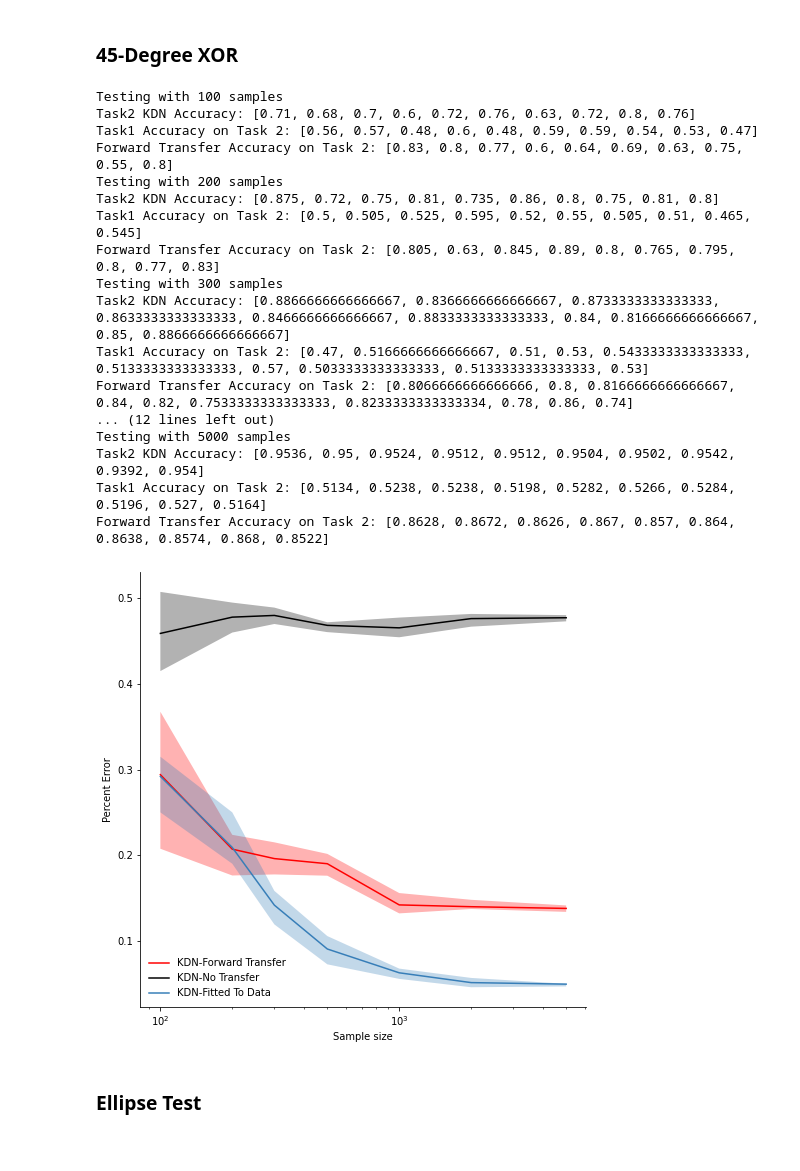
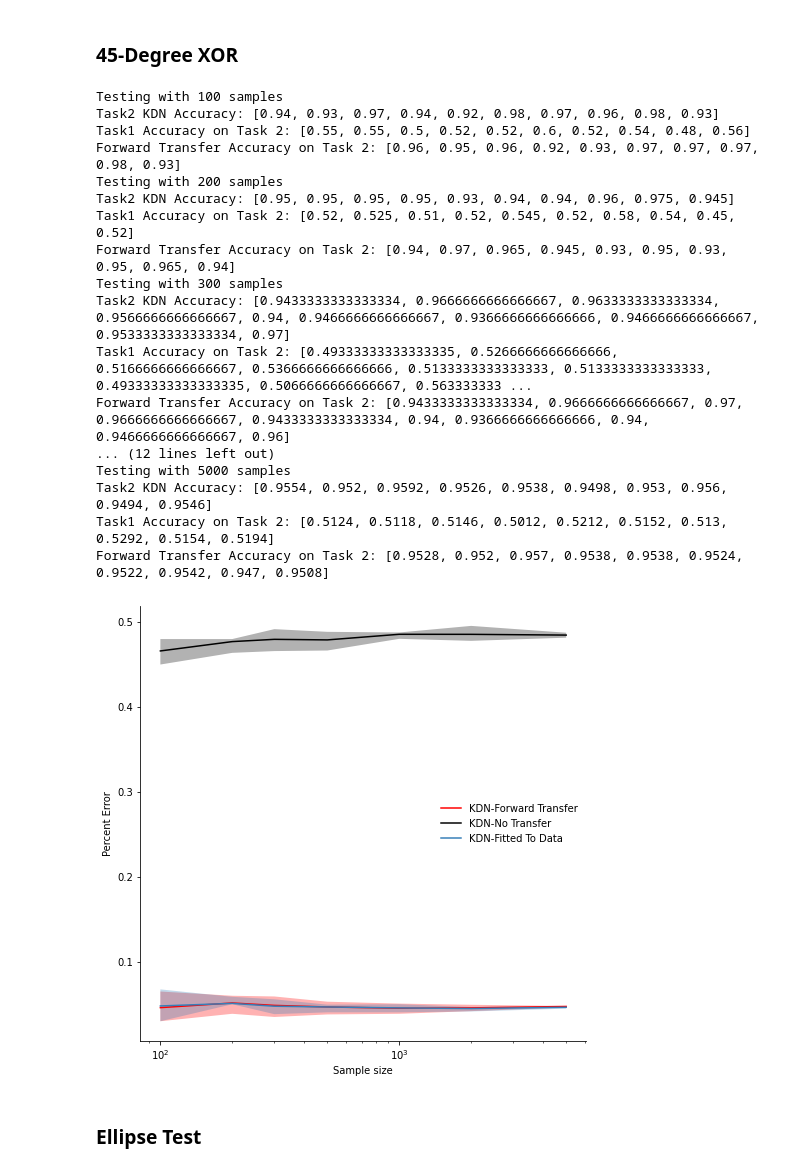
Before and after one commit to NeuroDataDesign/ProgLearn_2021-2022, a Jupyter notebook: Tiffany_Chu/Notebooks/kdn_FT.ipynb, the cells around one changed output. Drawn from its saved outputs; the diff is of its cells as text; code cells hidden in the pictures.

```diff
--- a/Tiffany_Chu/Notebooks/kdn_FT.ipynb
+++ b/Tiffany_Chu/Notebooks/kdn_FT.ipynb
@@ -224,7 +223,8 @@ def add_noise(X, p = 20, center_box = (-1.0, 1.0)):
 
     return X
 
-def test_forward_transfer(X, y, kdn, X_test = None, y_test = None, verbose = True):
+def test_forward_transfer(X, y, kdn, X_test = None, y_test = None,
+                          verbose = True, return_summary = True):
     if X_test is None: X_test = X
     if y_test is None: y_test = y
 
@@ -242,17 +242,22 @@ def test_forward_transfer(X, y, kdn, X_test = None, y_test = None, verbose = Tru
         priors.append(np.sum(y_test == label))
     priors = priors/np.sum(priors)
 
-    raw = np.argmax(nn1.predict(X_test), axis=1)
-    raw_m = np.mean(raw == y_test)
+    raw = kdn.predict_proba(X_test)
+    transfer = predict_proba2(X_test, means, covs, sizes, priors)
 
-    transfer = np.argmax(predict_proba2(X_test, means, covs, sizes, priors), axis = 1)
-    transfer_m = np.mean(transfer == y_test)
+    if return_summary:
+        raw_m = np.mean(np.argmax(raw, axis = 1) == y_test)
+        transfer_m = np.mean(np.argmax(transfer, axis = 1) == y_test)
 
-    if verbose:
-        print(f"NN Accuracy on X3 data without transfer: {raw_m}")
-        print(f"NN Accuracy on X3 data after forward transfer: {transfer_m}")
+        if verbose:
+            print(f"NN Accuracy on Task 2 data without transfer: {raw_m}")
+            print(f"NN Accuracy on Task 2 data after forward transfer: {transfer_m}")
+        return raw_m, transfer_m
 
-    return raw_m, transfer_m
+    else:
+        if verbose:
+            print(f"Returning posteriors.")
+        return raw, transfer
 
 def plot_accuracy(sample_size, pct_errs, labels):
     fig, ax = plt.subplots(1, 1, figsize=(8, 8))
@@ -395,8 +399,8 @@ accuracy_task1 = []
 accuracy_forward = []
 accuracy_kdn = []
 
-p = 10
-p_star = 2
+#p = 10
+#p_star = 2
 sample_size = [100, 200, 300, 500, 1000, 2000, 5000]
 reps = 10
 
@@ -404,8 +408,9 @@ test_size = min(sample_size)
 
 # Run tests
 
-X1, y1 = gaussian_sparse_parity(500, p_star = p_star, p = p)
-raw_nn = getNN(dense_layer_nodes, p, **compile_kwargs)
+#X1, y1 = gaussian_sparse_parity(500, p_star = p_star, p = p)
+X1, y1 =  generate_gaussian_parity(500)
+raw_nn = getNN(dense_layer_nodes, 2, **compile_kwargs)
 raw_nn.fit(X1, keras.utils.to_categorical(y1), **fit_kwargs)
 kdn_task1 = kdn(network = raw_nn, verbose=False)
 kdn_task1.fit(X1, y1)
@@ -417,11 +422,11 @@ for s in sample_size:
         X_train, y_train = generate_gaussian_parity(s, angle_params = np.pi/4)
         X_test, y_test = generate_gaussian_parity(s, angle_params = np.pi/4)
 
-        X_train = add_noise(X_train, p)
-        X_test = add_noise(X_test, p)
+        #X_train = add_noise(X_train, p)
+        #X_test = add_noise(X_test, p)
 
         #Original KDN to serve as a baseline
-        nn_test = getNN(dense_layer_nodes, p, **compile_kwargs)
+        nn_test = getNN(dense_layer_nodes, 2, **compile_kwargs)
         nn_test.fit(X_train, keras.utils.to_categorical(y_train), **fit_kwargs)
         kdn_test = kdn(network = nn_test)
         kdn_test.fit(X_train, y_train)
@@ -430,47 +435,48 @@ for s in sample_size:
         #Task1 KDN with Forward Transfer
         raw, forward = test_forward_transfer(X_train,
                                              y_train,
                                              kdn_task1,
                                              X_test = X_test,
                                              y_test = y_test,
-                                             verbose = False)
+                                             verbose = False,
+                                             return_summary = True)
         accuracy_task1.append(raw)
         accuracy_forward.append(forward)
 
 
     print("Task2 KDN Accuracy:", accuracy_kdn[-reps:])
     print("Task1 Accuracy on Task 2:", accuracy_task1[-reps:])
     print("Forward Transfer Accuracy on Task 2:", accuracy_forward[-reps:])
 
 # Plot results
 shape = (len(sample_size), reps)
 err_kdn = 1 - np.array(accuracy_kdn).reshape(shape)
 err_task1 = 1 - np.array(accuracy_task1).reshape(shape)
 err_forward = 1 - np.array(accuracy_forward).reshape(shape)
 
 error_rates = (err_forward, err_task1, err_kdn)
 labels = ("KDN-Forward Transfer", "KDN-No Transfer", "KDN-Fitted To Data")
 
 plot_accuracy(sample_size, error_rates, labels)
 # %% [output]
 Testing with 100 samples
-Task2 KDN Accuracy: [0.71, 0.68, 0.7, 0.6, 0.72, 0.76, 0.63, 0.72, 0.8, 0.76]
-Task1 Accuracy on Task 2: [0.56, 0.57, 0.48, 0.6, 0.48, 0.59, 0.59, 0.54, 0.53, 0.47]
-Forward Transfer Accuracy on Task 2: [0.83, 0.8, 0.77, 0.6, 0.64, 0.69, 0.63, 0.75, 0.55, 0.8]
+Task2 KDN Accuracy: [0.94, 0.93, 0.97, 0.94, 0.92, 0.98, 0.97, 0.96, 0.98, 0.93]
+Task1 Accuracy on Task 2: [0.55, 0.55, 0.5, 0.52, 0.52, 0.6, 0.52, 0.54, 0.48, 0.56]
+Forward Transfer Accuracy on Task 2: [0.96, 0.95, 0.96, 0.92, 0.93, 0.97, 0.97, 0.97, 0.98, 0.93]
 Testing with 200 samples
-Task2 KDN Accuracy: [0.875, 0.72, 0.75, 0.81, 0.735, 0.86, 0.8, 0.75, 0.81, 0.8]
-Task1 Accuracy on Task 2: [0.5, 0.505, 0.525, 0.595, 0.52, 0.55, 0.505, 0.51, 0.465, 0.545]
-Forward Transfer Accuracy on Task 2: [0.805, 0.63, 0.845, 0.89, 0.8, 0.765, 0.795, 0.8, 0.77, 0.83]
+Task2 KDN Accuracy: [0.95, 0.95, 0.95, 0.95, 0.93, 0.94, 0.94, 0.96, 0.975, 0.945]
+Task1 Accuracy on Task 2: [0.52, 0.525, 0.51, 0.52, 0.545, 0.52, 0.58, 0.54, 0.45, 0.52]
+Forward Transfer Accuracy on Task 2: [0.94, 0.97, 0.965, 0.945, 0.93, 0.95, 0.93, 0.95, 0.965, 0.94]
 Testing with 300 samples
-Task2 KDN Accuracy: [0.8866666666666667, 0.8366666666666667, 0.8733333333333333, 0.8633333333333333, 0.8466666666666667, 0.8833333333333333, 0.84, 0.8166666666666667, 0.85, 0.8866666666666667]
-Task1 Accuracy on Task 2: [0.47, 0.5166666666666667, 0.51, 0.53, 0.5433333333333333, 0.5133333333333333, 0.57, 0.5033333333333333, 0.5133333333333333, 0.53]
-Forward Transfer Accuracy on Task 2: [0.8066666666666666, 0.8, 0.8166666666666667, 0.84, 0.82, 0.7533333333333333, 0.8233333333333334, 0.78, 0.86, 0.74]
+Task2 KDN Accuracy: [0.9433333333333334, 0.9666666666666667, 0.9633333333333334, 0.9566666666666667, 0.94, 0.9466666666666667, 0.9366666666666666, 0.9466666666666667, 0.9533333333333334, 0.97]
+Task1 Accuracy on Task 2: [0.49333333333333335, 0.5266666666666666, 0.5166666666666667, 0.5366666666666666, 0.5133333333333333, 0.5133333333333333, 0.49333333333333335, 0.5066666666666667, 0.563333333 ...
+Forward Transfer Accuracy on Task 2: [0.9433333333333334, 0.9666666666666667, 0.97, 0.9666666666666667, 0.9433333333333334, 0.94, 0.9366666666666666, 0.94, 0.9466666666666667, 0.96]
 ... (12 lines left out)
 Testing with 5000 samples
-Task2 KDN Accuracy: [0.9536, 0.95, 0.9524, 0.9512, 0.9512, 0.9504, 0.9502, 0.9542, 0.9392, 0.954]
-Task1 Accuracy on Task 2: [0.5134, 0.5238, 0.5238, 0.5198, 0.5282, 0.5266, 0.5284, 0.5196, 0.527, 0.5164]
-Forward Transfer Accuracy on Task 2: [0.8628, 0.8672, 0.8626, 0.867, 0.857, 0.864, 0.8638, 0.8574, 0.868, 0.8522]
+Task2 KDN Accuracy: [0.9554, 0.952, 0.9592, 0.9526, 0.9538, 0.9498, 0.953, 0.956, 0.9494, 0.9546]
+Task1 Accuracy on Task 2: [0.5124, 0.5118, 0.5146, 0.5012, 0.5212, 0.5152, 0.513, 0.5292, 0.5154, 0.5194]
+Forward Transfer Accuracy on Task 2: [0.9528, 0.952, 0.957, 0.9538, 0.9538, 0.9524, 0.9522, 0.9542, 0.947, 0.9508]
-[figure, old version]
+[figure, new version]
 # %% [markdown]
 ### Ellipse Test
 # %%
```
Also changed, not shown: parts of 9 cells of this notebook.
